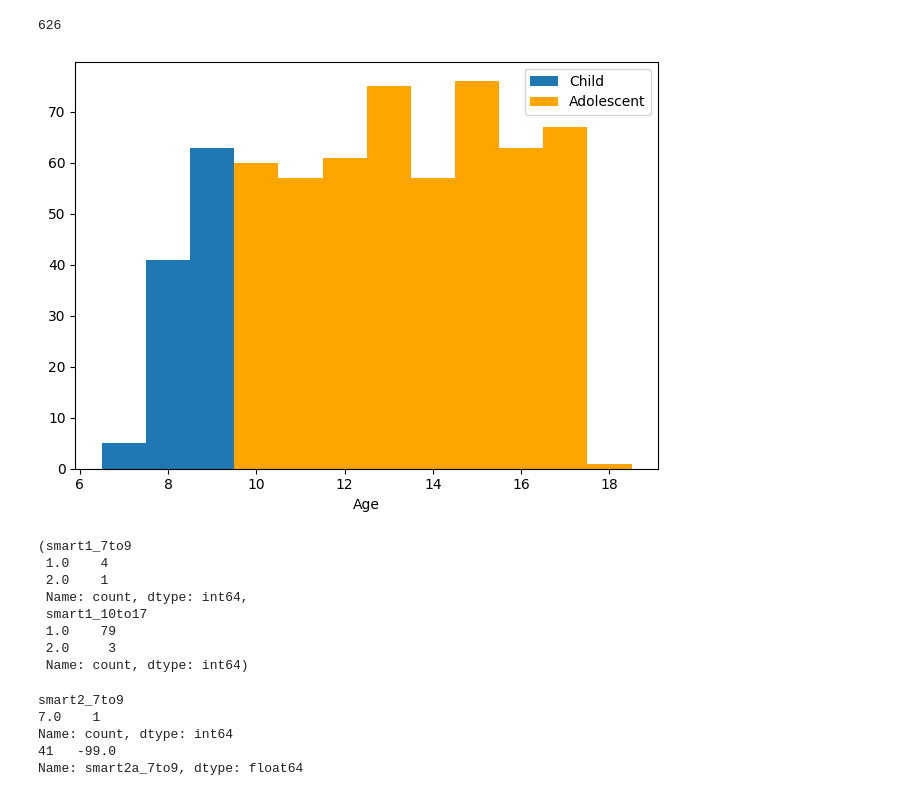
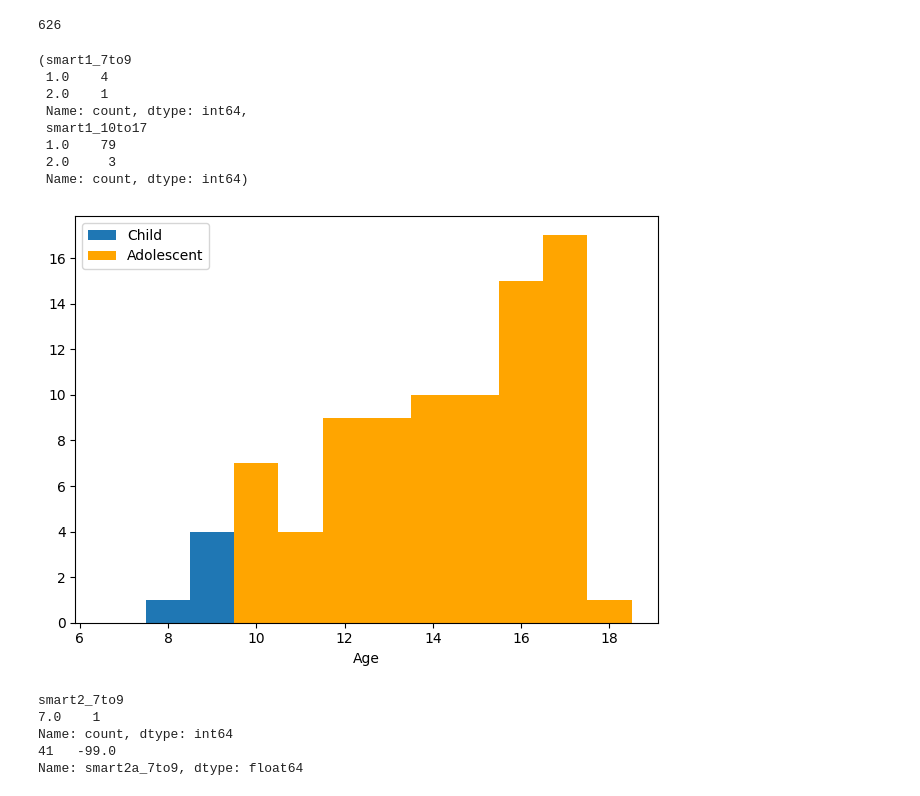
Before and after one commit to richard-lane/seaco_malaysia, a Jupyter notebook: qualitative.ipynb, the cells around one changed output. Saved outputs shown, nothing was run; the diff lists cells and outputs as text; code cells hidden in the pictures.

```diff
--- a/qualitative.ipynb
+++ b/qualitative.ipynb
@@ -53,24 +53,6 @@ assert not (accepted_df["child"] & accepted_df["adolescent"]).any()
 
 # Check no unassigned
 assert (accepted_df["child"] | accepted_df["adolescent"]).all()
-# %%
-""" Histogram of ages """
-
-import matplotlib.pyplot as plt
-
-fig, axis = plt.subplots()
-
-bins = np.linspace(6.5, 18.5, 13)
-accepted_df[accepted_df["child"]]["age_dob"].hist(ax=axis, bins=bins, label="Child")
-accepted_df[accepted_df["adolescent"]]["age_dob"].hist(ax=axis, bins=bins, label="Adolescent", color="orange")
-
-axis.grid(False)
-axis.legend()
-axis.set_xlabel("Age")
-
-fig.tight_layout()
-# %% [output]
-[figure, removed]
 # %%
 """
 Find the number of each who agreed to take part in the smartwatch study
@@ -93,6 +75,24 @@ child_df["smart1_7to9"].value_counts(dropna=False), adolescent_df["smart1_10to17
  1.0    79
  2.0     3
  Name: count, dtype: int64)
+# %%
+""" Histogram of ages """
+
+import matplotlib.pyplot as plt
+
+fig, axis = plt.subplots()
+
+bins = np.linspace(6.5, 18.5, 13)
+child_df["age_dob"].hist(ax=axis, bins=bins, label="Child")
+adolescent_df["age_dob"].hist(ax=axis, bins=bins, label="Adolescent", color="orange")
+
+axis.grid(False)
+axis.legend()
+axis.set_xlabel("Age")
+
+fig.tight_layout()
+# %% [output]
+[figure, added]
 # %%
 """
 For the participants who didn't take part, find out why
```
Also changed, not shown: parts of 2 cells of this notebook.
